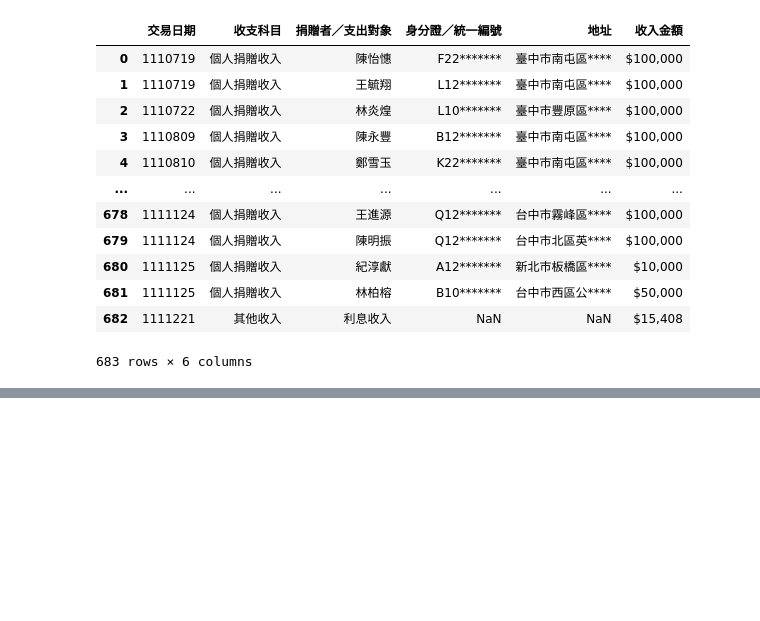
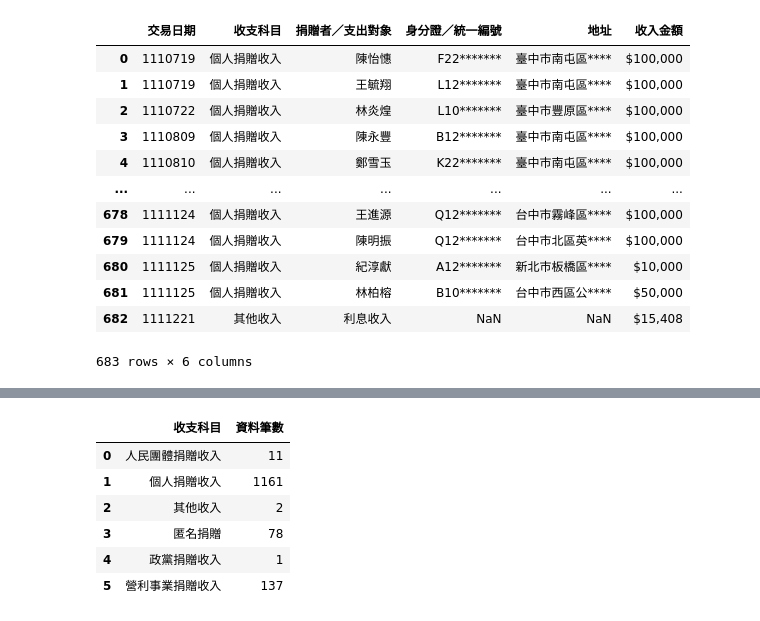
Before and after one commit to QI-XIANG/election_PC_2022, a Jupyter notebook: main.ipynb, the cells around one changed output, grey strips where cells are left out. Saved outputs shown, nothing was run; the diff lists cells and outputs as text; code cells hidden in the pictures; blank space fills up the shorter version.

```diff
--- a/main.ipynb
+++ b/main.ipynb
@@ -190,0 +261,10 @@ df[['交易日期','收支科目','捐贈者／支出對象','身分證／統一
+# %%
+DataToDataFrame_MS(df)
+# %% [output]
+|  | 收支科目 | 資料筆數 |
+| 0 | 人民團體捐贈收入 | 11 |
+| 1 | 個人捐贈收入 | 1161 |
+| 2 | 其他收入 | 2 |
+| 3 | 匿名捐贈 | 78 |
+| 4 | 政黨捐贈收入 | 1 |
+| 5 | 營利事業捐贈收入 | 137 |
```
Also changed, not shown: parts of 20 cells of this notebook, 17 other files.
